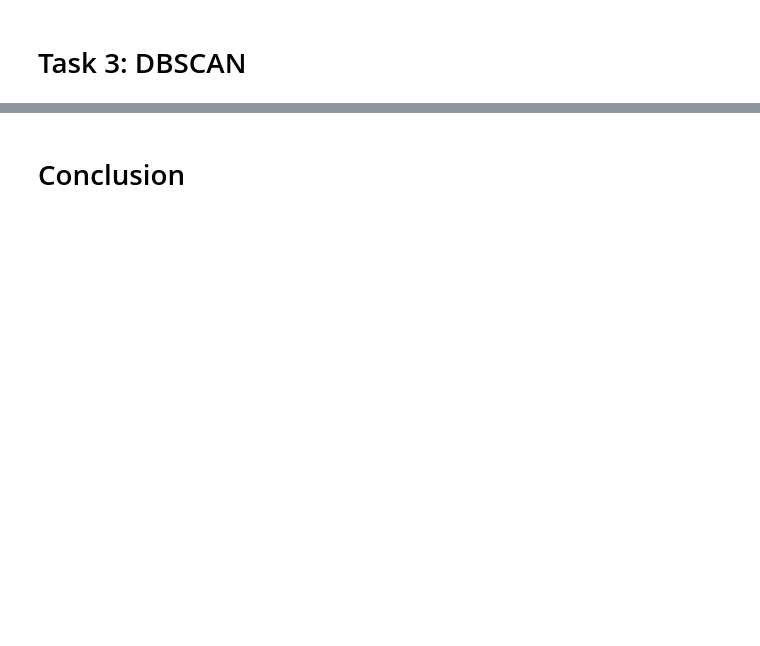
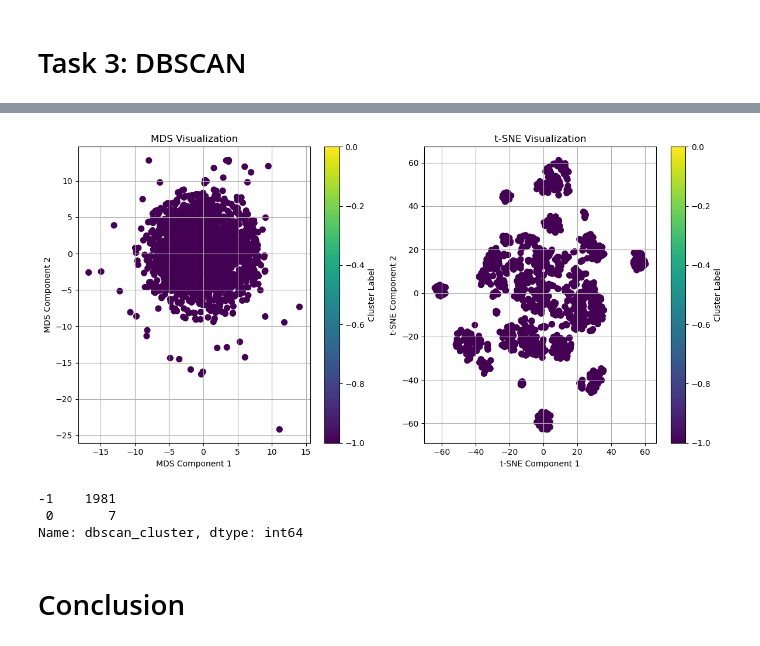
Before and after one commit to brian-mortimer/cs5062-etivity2, a Jupyter notebook: etivity2.ipynb, the cells around one changed output, grey strips where cells are left out. Saved outputs shown, nothing was run; the diff lists cells and outputs as text; code cells hidden in the pictures; blank space fills up the shorter version.

```diff
--- a/etivity2.ipynb
+++ b/etivity2.ipynb
@@ -154,2 +349,22 @@ X_transformed = pipeline.transform(df)
+# %%
+# Apply DBSCAN clustering
+dbscan = DBSCAN(eps=0.5, min_samples=5)
+dbscan_labels = dbscan.fit_predict(X_scaled)
+
+df['dbscan_cluster'] = dbscan_labels
+# %%
+X_mds = mds.fit_transform(X_scaled)
+X_tsne = tsne.fit_transform(X_scaled)
+
+# Plot MDS and t-SNE with DBSCAN clusters
+plot_mds_tsne(X_mds, X_tsne, dbscan_labels)
+# %% [output]
+[figure, added]
+# %%
+df["dbscan_cluster"].value_counts()
+# %% [output]
+-1    1981
+ 0       7
+Name: dbscan_cluster, dtype: int64
 # %% [markdown]
 # Conclusion
```
Also changed, not shown: parts of 12 cells of this notebook.
